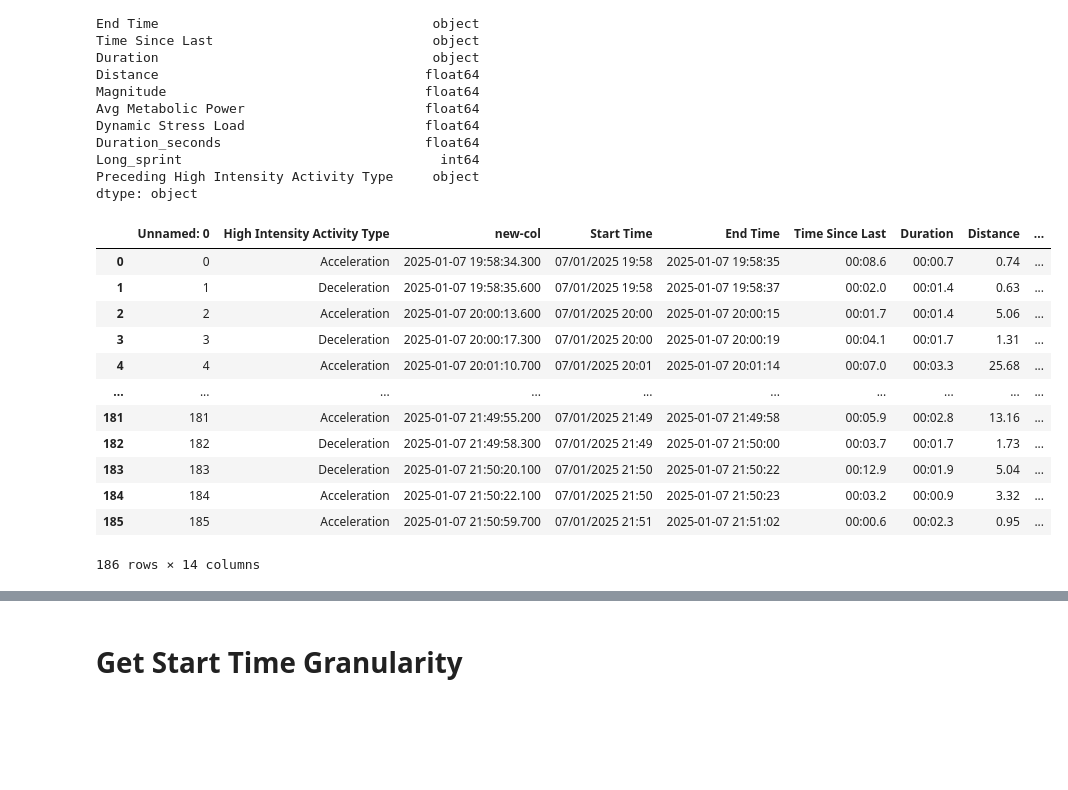
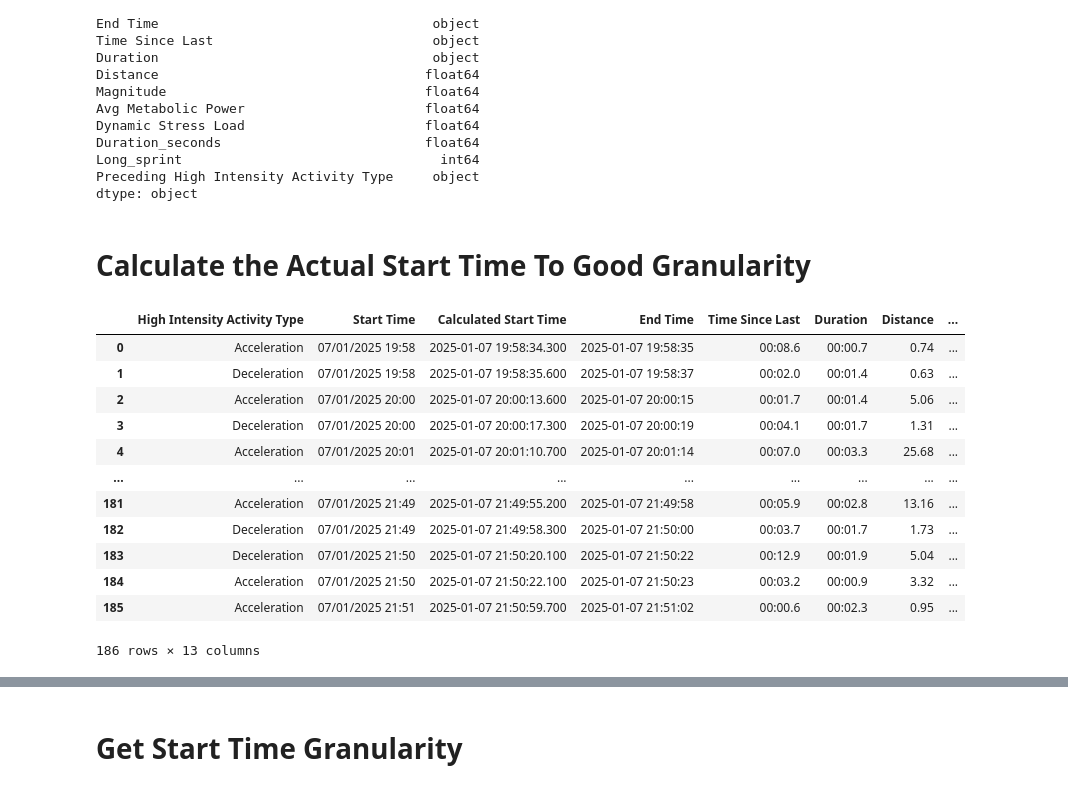
Before and after one commit to j-mundondo/football_data_chat, a Jupyter notebook: LLM/langchain_agent/langchain_function_development.ipynb, the cells around one changed output, grey strips where cells are left out. Drawn from its saved outputs; the diff is of its cells as text; code cells hidden in the pictures; blank space fills up the shorter version.

```diff
--- a/LLM/langchain_agent/langchain_function_development.ipynb
+++ b/LLM/langchain_agent/langchain_function_development.ipynb
@@ -35,6 +40,8 @@ Duration_seconds                          float64
 Long_sprint                                 int64
 Preceding High Intensity Activity Type     object
 dtype: object
+# %% [markdown]
+# Calculate the Actual Start Time To Good Granularity
 # %%
 from datetime import datetime, timedelta
 
@@ -44,44 +51,46 @@ def standardise_start_times(df):
 
     Args:
     df: DataFrame with 'Start Time', 'End Time', and 'Duration' columns
 
     Returns:
     DataFrame with standardized 'Start Time' column
     """
     def parse_duration(duration_str):
         # Convert duration string (MM:SS.s) to seconds
         minutes, seconds = duration_str.split(':')
         return float(minutes) * 60 + float(seconds)
 
     # Create a copy to avoid modifying the original DataFrame
     df = df.copy()
 
     # Convert end times to datetime
     df['End Time'] = pd.to_datetime(df['Start Time'].str[:11] + df['End Time'],
                                   format='%d/%m/%Y %H:%M:%S')
 
     # Convert durations to timedelta
     durations = pd.to_timedelta(df['Duration'].apply(parse_duration), unit='s')
 
     # Calculate precise start times by subtracting duration from end time
     #df['Derived Start Time'] = df['End Time'] - durations
     df.insert(3, 'Calculated Start Time', df['End Time'] - durations)
-
+    if 'Unnamed: 0' in df.columns:
+        df=df.drop('Unnamed: 0', axis=1)
+    df = df.reset_index(drop=True)
     return df
 
 df = standardise_start_times(df)
 df
 # %% [output]
-|  | Unnamed: 0 | High Intensity Activity Type | new-col | Start Time | End Time | Time Since Last | Duration | Distance | ... |
-| 0 | 0 | Acceleration | 2025-01-07 19:58:34.300 | 07/01/2025 19:58 | 2025-01-07 19:58:35 | 00:08.6 | 00:00.7 | 0.74 | ... |
-| 1 | 1 | Deceleration | 2025-01-07 19:58:35.600 | 07/01/2025 19:58 | 2025-01-07 19:58:37 | 00:02.0 | 00:01.4 | 0.63 | ... |
-| 2 | 2 | Acceleration | 2025-01-07 20:00:13.600 | 07/01/2025 20:00 | 2025-01-07 20:00:15 | 00:01.7 | 00:01.4 | 5.06 | ... |
-| 3 | 3 | Deceleration | 2025-01-07 20:00:17.300 | 07/01/2025 20:00 | 2025-01-07 20:00:19 | 00:04.1 | 00:01.7 | 1.31 | ... |
-| 4 | 4 | Acceleration | 2025-01-07 20:01:10.700 | 07/01/2025 20:01 | 2025-01-07 20:01:14 | 00:07.0 | 00:03.3 | 25.68 | ... |
-| ... | ... | ... | ... | ... | ... | ... | ... | ... | ... |
-| 181 | 181 | Acceleration | 2025-01-07 21:49:55.200 | 07/01/2025 21:49 | 2025-01-07 21:49:58 | 00:05.9 | 00:02.8 | 13.16 | ... |
-| 182 | 182 | Deceleration | 2025-01-07 21:49:58.300 | 07/01/2025 21:49 | 2025-01-07 21:50:00 | 00:03.7 | 00:01.7 | 1.73 | ... |
-| 183 | 183 | Deceleration | 2025-01-07 21:50:20.100 | 07/01/2025 21:50 | 2025-01-07 21:50:22 | 00:12.9 | 00:01.9 | 5.04 | ... |
-| 184 | 184 | Acceleration | 2025-01-07 21:50:22.100 | 07/01/2025 21:50 | 2025-01-07 21:50:23 | 00:03.2 | 00:00.9 | 3.32 | ... |
-| 185 | 185 | Acceleration | 2025-01-07 21:50:59.700 | 07/01/2025 21:51 | 2025-01-07 21:51:02 | 00:00.6 | 00:02.3 | 0.95 | ... |
+|  | High Intensity Activity Type | Start Time | Calculated Start Time | End Time | Time Since Last | Duration | Distance | ... |
+| 0 | Acceleration | 07/01/2025 19:58 | 2025-01-07 19:58:34.300 | 2025-01-07 19:58:35 | 00:08.6 | 00:00.7 | 0.74 | ... |
+| 1 | Deceleration | 07/01/2025 19:58 | 2025-01-07 19:58:35.600 | 2025-01-07 19:58:37 | 00:02.0 | 00:01.4 | 0.63 | ... |
+| 2 | Acceleration | 07/01/2025 20:00 | 2025-01-07 20:00:13.600 | 2025-01-07 20:00:15 | 00:01.7 | 00:01.4 | 5.06 | ... |
+| 3 | Deceleration | 07/01/2025 20:00 | 2025-01-07 20:00:17.300 | 2025-01-07 20:00:19 | 00:04.1 | 00:01.7 | 1.31 | ... |
+| 4 | Acceleration | 07/01/2025 20:01 | 2025-01-07 20:01:10.700 | 2025-01-07 20:01:14 | 00:07.0 | 00:03.3 | 25.68 | ... |
+| ... | ... | ... | ... | ... | ... | ... | ... | ... |
+| 181 | Acceleration | 07/01/2025 21:49 | 2025-01-07 21:49:55.200 | 2025-01-07 21:49:58 | 00:05.9 | 00:02.8 | 13.16 | ... |
+| 182 | Deceleration | 07/01/2025 21:49 | 2025-01-07 21:49:58.300 | 2025-01-07 21:50:00 | 00:03.7 | 00:01.7 | 1.73 | ... |
+| 183 | Deceleration | 07/01/2025 21:50 | 2025-01-07 21:50:20.100 | 2025-01-07 21:50:22 | 00:12.9 | 00:01.9 | 5.04 | ... |
+| 184 | Acceleration | 07/01/2025 21:50 | 2025-01-07 21:50:22.100 | 2025-01-07 21:50:23 | 00:03.2 | 00:00.9 | 3.32 | ... |
+| 185 | Acceleration | 07/01/2025 21:51 | 2025-01-07 21:50:59.700 | 2025-01-07 21:51:02 | 00:00.6 | 00:02.3 | 0.95 | ... |
-186 rows × 14 columns
+186 rows × 13 columns
```
Also changed, not shown: parts of 31 cells of this notebook, 5 other files.
